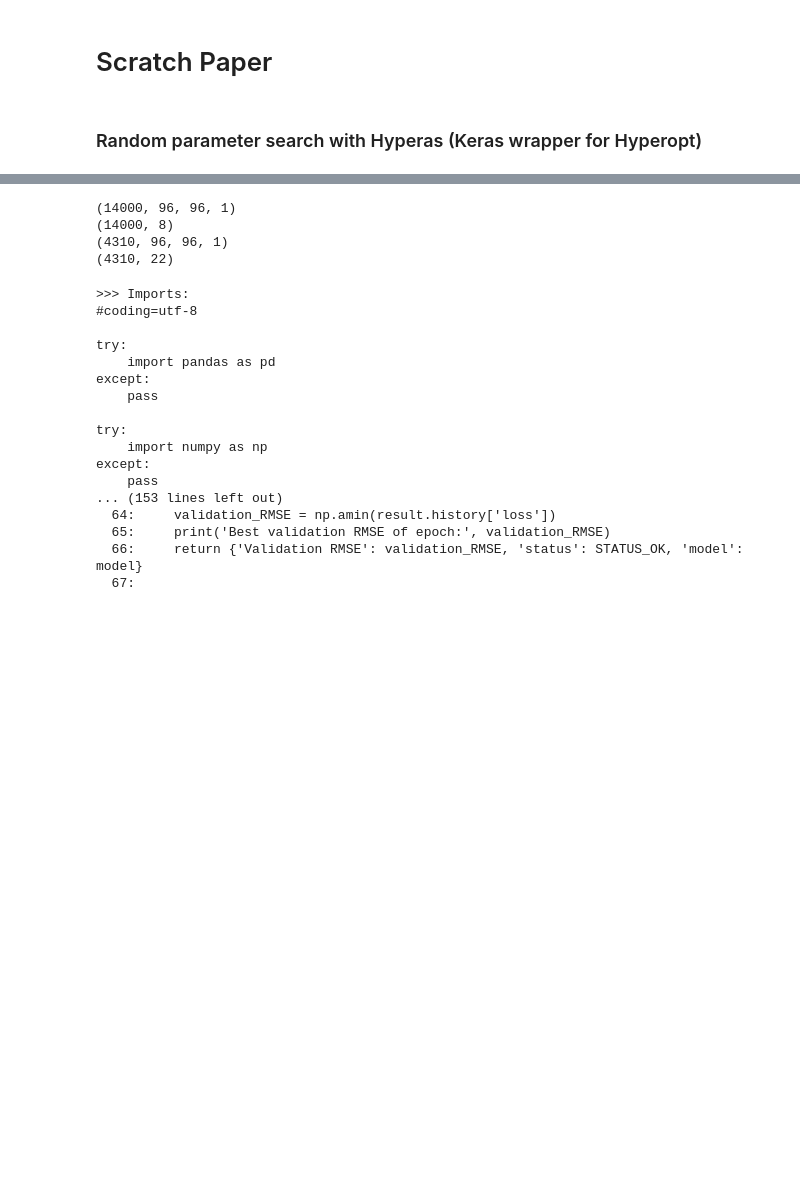
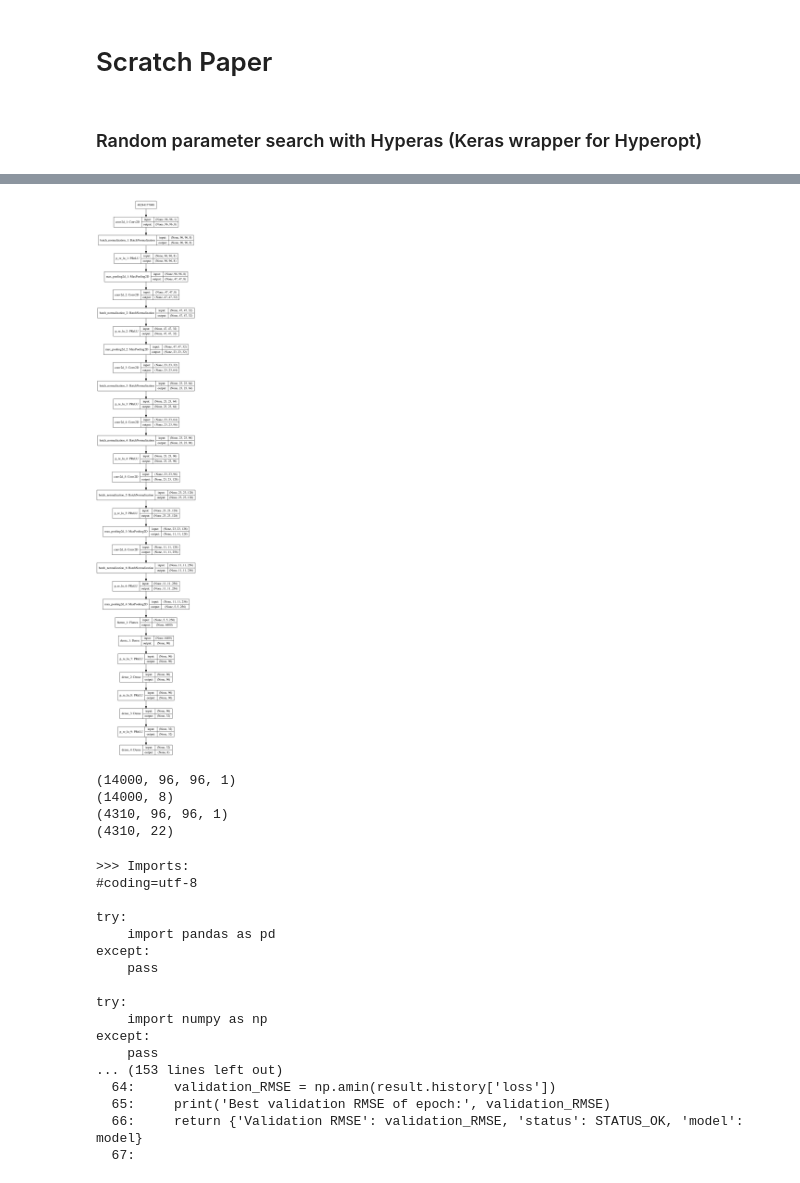
Before and after one commit to catnado/Facial_Key_Points_Detection, a Jupyter notebook: Facial_key_points_final_models.ipynb, the cells around one changed output, grey strips where cells are left out. Drawn from its saved outputs; the diff is of its cells as text; code cells hidden in the pictures; blank space fills up the shorter version.

Commit message:
added model architecture plot

```diff
--- a/Facial_key_points_final_models.ipynb
+++ b/Facial_key_points_final_models.ipynb
@@ -2190,3 +2204,7 @@ submission4.to_csv('submission.csv', index=False)
+# %%
+Image('final_model_plot.png')
+# %% [output]
+[figure, added]
 # %%
 from hyperopt import Trials, STATUS_OK, tpe
 from hyperas import optim
```
Also changed, not shown: parts of 7 cells of this notebook, 2 other files.
